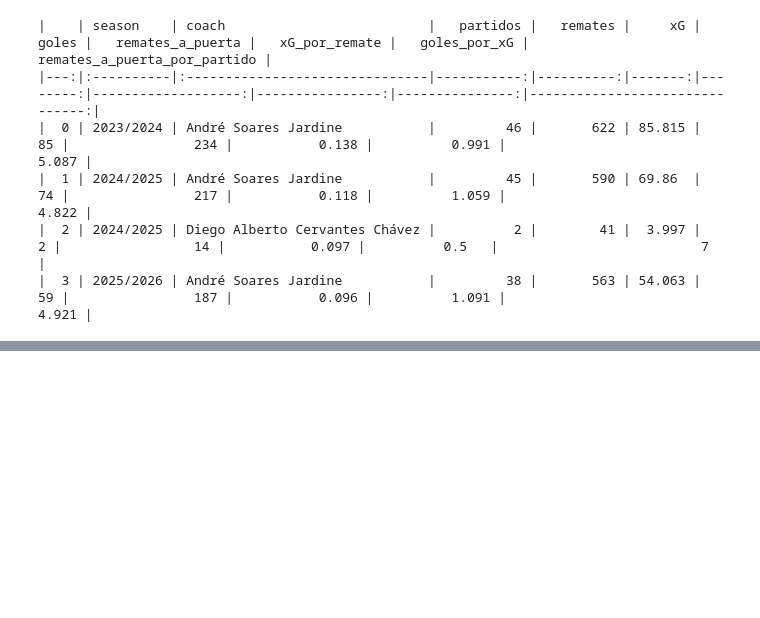
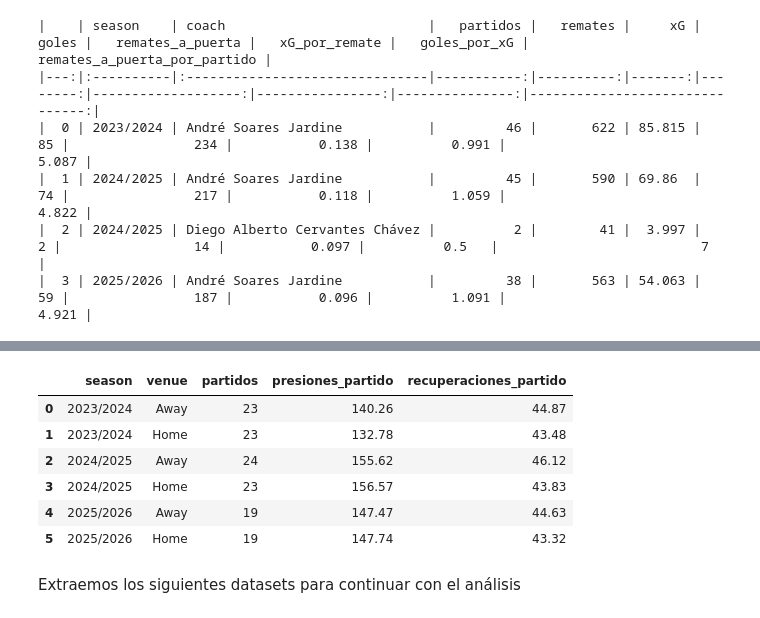
Before and after one commit to MiguelFigueroa02/ITAM_Sport_Lucho_FC, a Jupyter notebook: notebooks/01_data_exploration.ipynb, the cells around one changed output, grey strips where cells are left out. Drawn from its saved outputs; the diff is of its cells as text; code cells hidden in the pictures; blank space fills up the shorter version.

```diff
--- a/notebooks/01_data_exploration.ipynb
+++ b/notebooks/01_data_exploration.ipynb
@@ -4025,0 +4273,33 @@ print(calidad_remates.round(3).to_markdown())
+# %%
+defensa_partido = (
+    defensa.groupby(["match_id", "event_type_name"])
+    .size()
+    .unstack(fill_value=0)
+    .reset_index()
+)
+# %%
+for col in ["Pressure", "Ball Recovery"]:
+    if col not in defensa_partido.columns:
+        defensa_partido[col] = 0
+# %%
+defensa_partido = matches[
+    ["match_id", "season", "coach", "venue"]
+].merge(
+    defensa_partido,
+    on="match_id",
+    how="left"
+).fillna({
+    "Pressure": 0,
+    "Ball Recovery": 0
+})
+# %%
+resumen_defensa = (
+    defensa_partido.groupby(["season", "venue"])
+    .agg(
+        partidos=("match_id", "nunique"),
+        presiones_partido=("Pressure", "mean"),
+        recuperaciones_partido=("Ball Recovery", "mean")
+    )
+    .round(2)
+    .reset_index()
+)
@@ -4025,0 +4333,12 @@ print(calidad_remates.round(3).to_markdown())
+# %%
+resumen_defensa
+# %% [output]
+|  | season | venue | partidos | presiones_partido | recuperaciones_partido |
+| 0 | 2023/2024 | Away | 23 | 140.26 | 44.87 |
+| 1 | 2023/2024 | Home | 23 | 132.78 | 43.48 |
+| 2 | 2024/2025 | Away | 24 | 155.62 | 46.12 |
+| 3 | 2024/2025 | Home | 23 | 156.57 | 43.83 |
+| 4 | 2025/2026 | Away | 19 | 147.47 | 44.63 |
+| 5 | 2025/2026 | Home | 19 | 147.74 | 43.32 |
+# %% [markdown]
+Extraemos los siguientes datasets para continuar con el análisis
```
Also changed, not shown: parts of 38 cells of this notebook.
